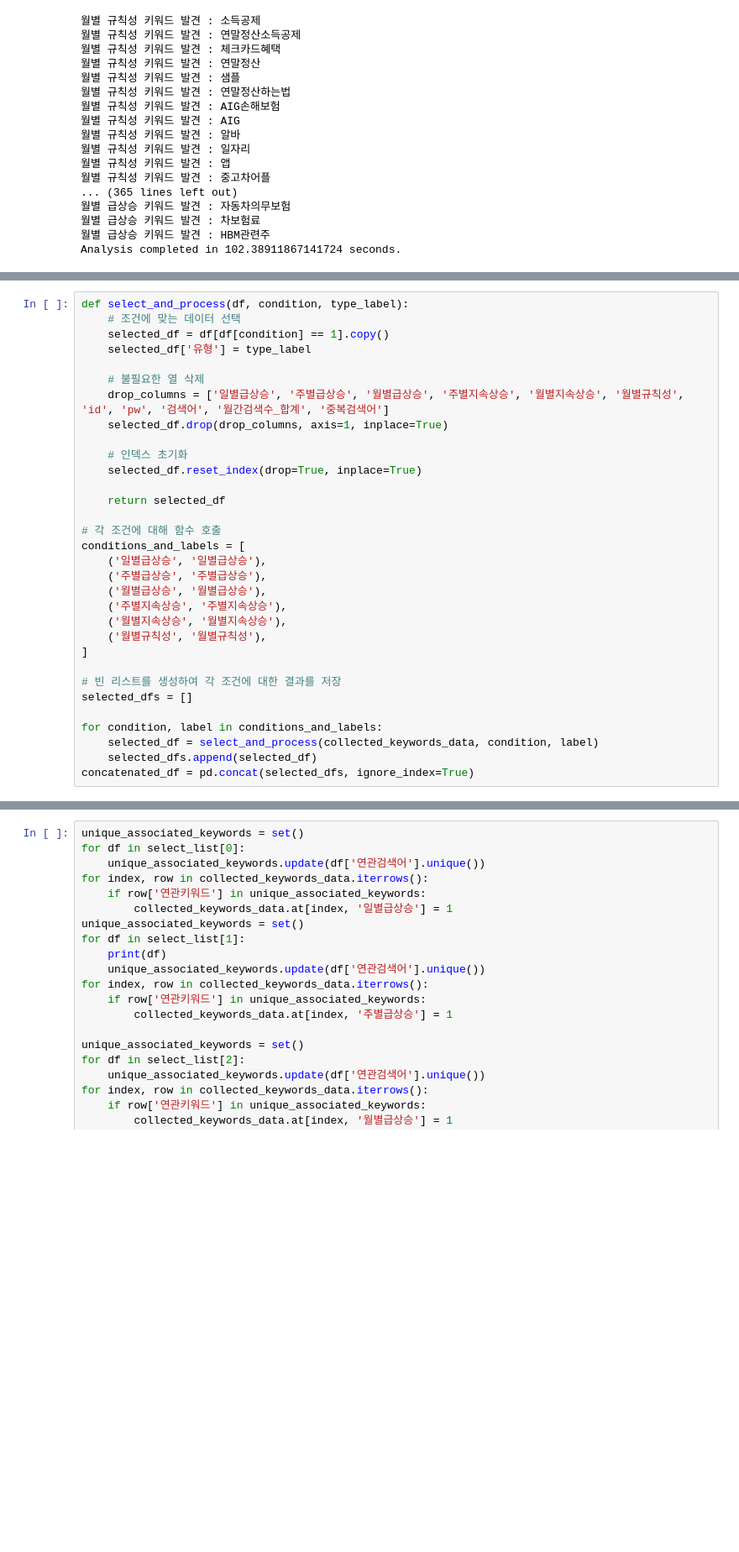
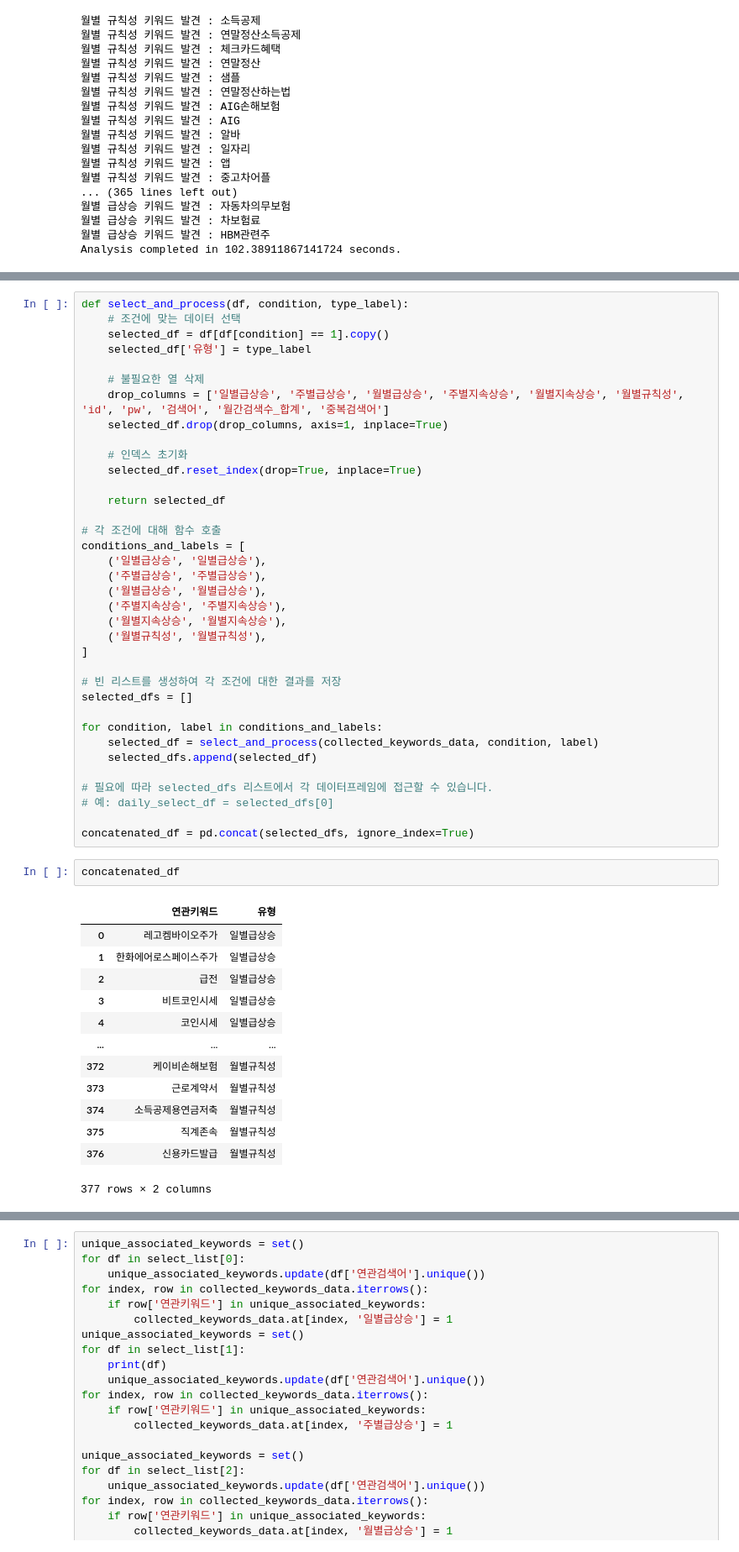
Before and after one commit to rse112/FinTrendX, a Jupyter notebook: main_file.ipynb, the cells around one changed output, grey strips where cells are left out. Shown at 84% size. Drawn from its saved outputs; the diff is of its cells as text; blank space fills up the shorter version.

```diff
--- a/main_file.ipynb
+++ b/main_file.ipynb
@@ -399,7 +443,27 @@ selected_dfs = []
 for condition, label in conditions_and_labels:
     selected_df = select_and_process(collected_keywords_data, condition, label)
     selected_dfs.append(selected_df)
+
+# 필요에 따라 selected_dfs 리스트에서 각 데이터프레임에 접근할 수 있습니다.
+# 예: daily_select_df = selected_dfs[0]
+
 concatenated_df = pd.concat(selected_dfs, ignore_index=True)
+# %%
+concatenated_df
+# %% [output]
+|  | 연관키워드 | 유형 |
+| 0 | 레고켐바이오주가 | 일별급상승 |
+| 1 | 한화에어로스페이스주가 | 일별급상승 |
+| 2 | 급전 | 일별급상승 |
+| 3 | 비트코인시세 | 일별급상승 |
+| 4 | 코인시세 | 일별급상승 |
+| ... | ... | ... |
+| 372 | 케이비손해보험 | 월별규칙성 |
+| 373 | 근로계약서 | 월별규칙성 |
+| 374 | 소득공제용연금저축 | 월별규칙성 |
+| 375 | 직계존속 | 월별규칙성 |
+| 376 | 신용카드발급 | 월별규칙성 |
+377 rows × 2 columns
 # %%
 # 결과를 저장할 빈 리스트 초기화
 matching_indices = []
```
Also changed, not shown: parts of 7 cells of this notebook.
